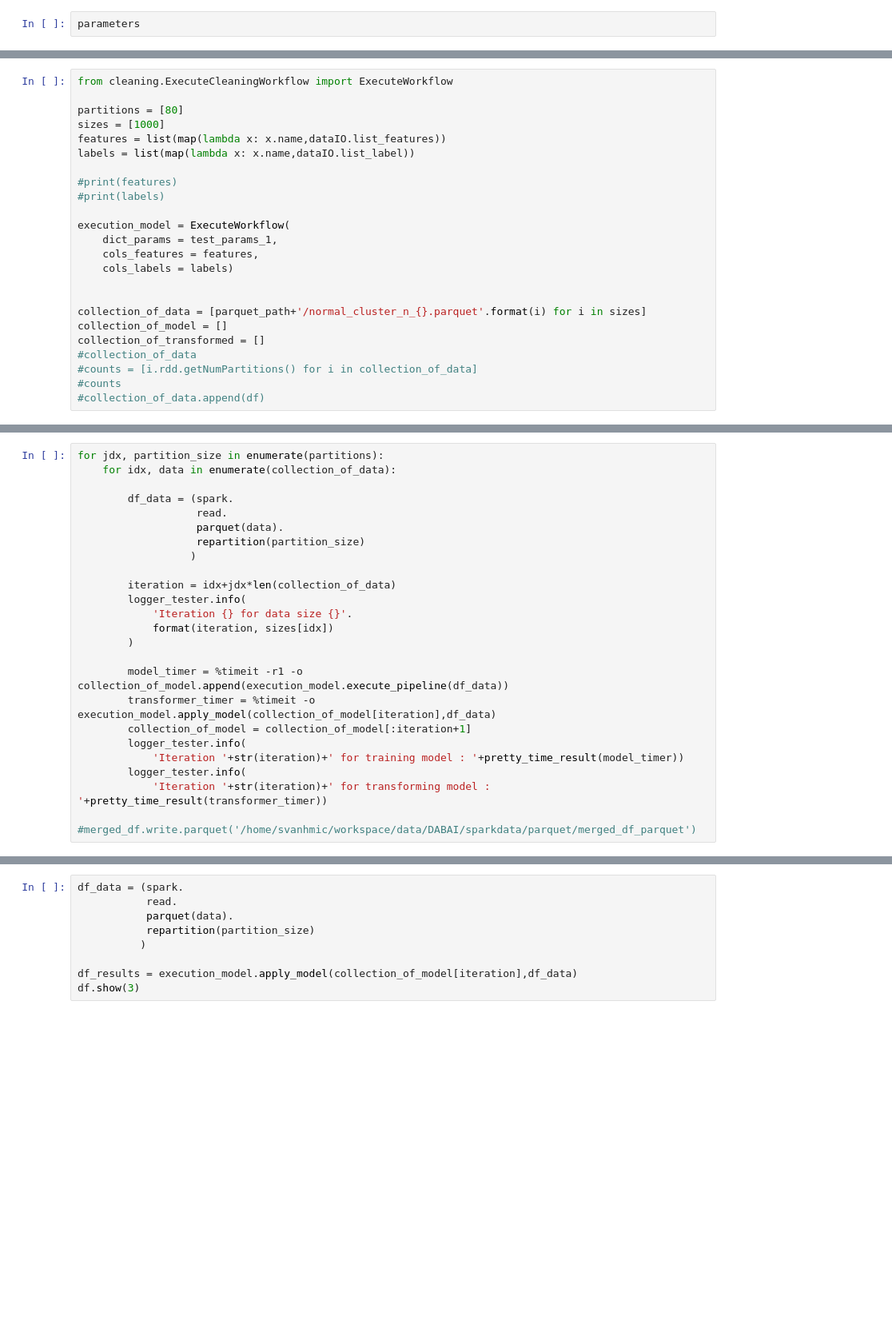
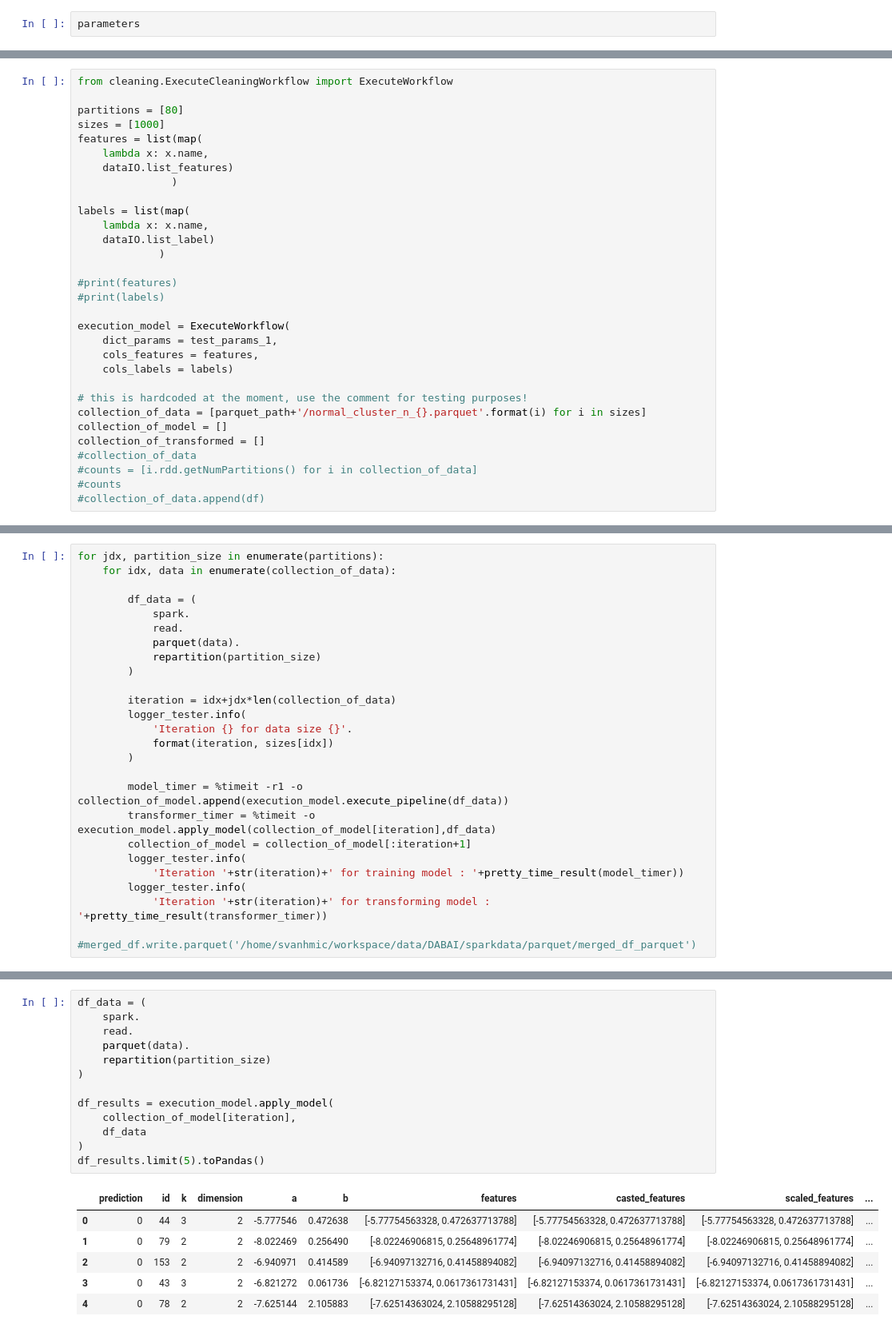
Before and after one commit to mssalvador/WorkflowCleaning, a Jupyter notebook: notebooks/Show_Cleaning.ipynb, the cells around one changed output, grey strips where cells are left out. Shown: that part at 80% size. Cells and saved outputs as stored; diff of their text form; blank space fills up the shorter version.

```diff
--- a/notebooks/Show_Cleaning.ipynb
+++ b/notebooks/Show_Cleaning.ipynb
@@ -85,8 +145,15 @@ from cleaning.ExecuteCleaningWorkflow import ExecuteWorkflow
 
 partitions = [80]
 sizes = [1000]
-features = list(map(lambda x: x.name,dataIO.list_features))
-labels = list(map(lambda x: x.name,dataIO.list_label))
+features = list(map(
+    lambda x: x.name,
+    dataIO.list_features)
+               )
+
+labels = list(map(
+    lambda x: x.name,
+    dataIO.list_label)
+             )
 
 #print(features)
 #print(labels)
@@ -96,7 +163,7 @@ execution_model = ExecuteWorkflow(
     cols_features = features,
     cols_labels = labels)
 
-
+# this is hardcoded at the moment, use the comment for testing purposes!
 collection_of_data = [parquet_path+'/normal_cluster_n_{}.parquet'.format(i) for i in sizes]
 collection_of_model = []
 collection_of_transformed = []
@@ -108,11 +179,12 @@ collection_of_transformed = []
 for jdx, partition_size in enumerate(partitions):
     for idx, data in enumerate(collection_of_data):
 
-        df_data = (spark.
-                   read.
-                   parquet(data).
-                   repartition(partition_size)
-                  )
+        df_data = (
+            spark.
+            read.
+            parquet(data).
+            repartition(partition_size)
+        )
 
         iteration = idx+jdx*len(collection_of_data)
         logger_tester.info(
@@ -131,9 +211,20 @@ for jdx, partition_size in enumerate(partitions):
 # %%
-df_data = (spark.
-           read.
-           parquet(data).
-           repartition(partition_size)
-          )
+df_data = (
+    spark.
+    read.
+    parquet(data).
+    repartition(partition_size)
+)
 
-df_results = execution_model.apply_model(collection_of_model[iteration],df_data)
-df.show(3)
+df_results = execution_model.apply_model(
+    collection_of_model[iteration],
+    df_data
+)
+df_results.limit(5).toPandas()
+# %% [output]
+|  | prediction | id | k | dimension | a | b | features | casted_features | scaled_features | ... |
+| 0 | 0 | 44 | 3 | 2 | -5.777546 | 0.472638 | [-5.77754563328, 0.472637713788] | [-5.77754563328, 0.472637713788] | [-5.77754563328, 0.472637713788] | ... |
+| 1 | 0 | 79 | 2 | 2 | -8.022469 | 0.256490 | [-8.02246906815, 0.25648961774] | [-8.02246906815, 0.25648961774] | [-8.02246906815, 0.25648961774] | ... |
+| 2 | 0 | 153 | 2 | 2 | -6.940971 | 0.414589 | [-6.94097132716, 0.41458894082] | [-6.94097132716, 0.41458894082] | [-6.94097132716, 0.41458894082] | ... |
+| 3 | 0 | 43 | 3 | 2 | -6.821272 | 0.061736 | [-6.82127153374, 0.0617361731431] | [-6.82127153374, 0.0617361731431] | [-6.82127153374, 0.0617361731431] | ... |
+| 4 | 0 | 78 | 2 | 2 | -7.625144 | 2.105883 | [-7.62514363024, 2.10588295128] | [-7.62514363024, 2.10588295128] | [-7.62514363024, 2.10588295128] | ... |
```
Also changed, not shown: parts of 27 cells of this notebook, 3 other files.
